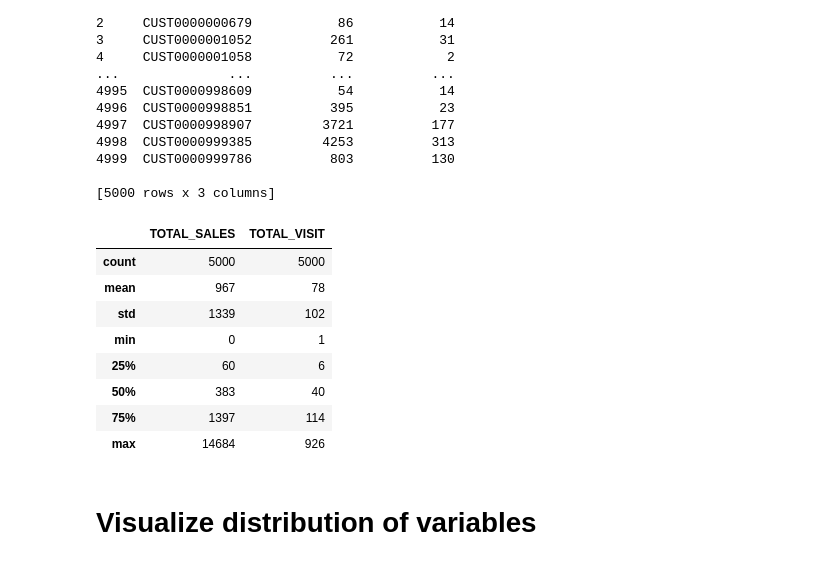
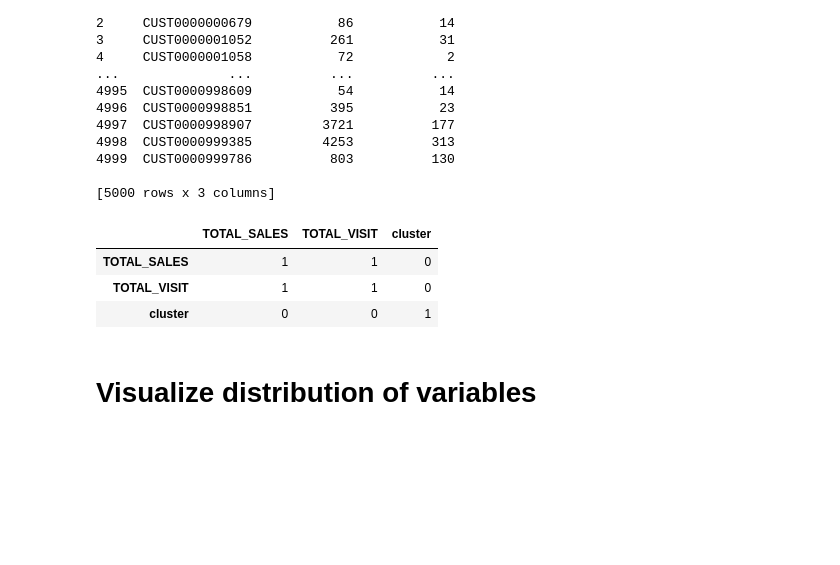
Before and after one commit to ekaratnida/Automated_Tools-, a Jupyter notebook: Mini-bads3/Module3_5.ipynb, the cells around one changed output. Drawn from its saved outputs; the diff is of its cells as text; code cells hidden in the pictures; blank space fills up the shorter version.

```diff
--- a/Mini-bads3/Module3_5.ipynb
+++ b/Mini-bads3/Module3_5.ipynb
@@ -26,16 +26,12 @@ print(df)
 [5000 rows x 3 columns]
 # %%
 df.describe()
+df.corr()
 # %% [output]
-|  | TOTAL_SALES | TOTAL_VISIT |
-| count | 5000 | 5000 |
-| mean | 967 | 78 |
-| std | 1339 | 102 |
-| min | 0 | 1 |
-| 25% | 60 | 6 |
-| 50% | 383 | 40 |
-| 75% | 1397 | 114 |
-| max | 14684 | 926 |
+|  | TOTAL_SALES | TOTAL_VISIT | cluster |
+| TOTAL_SALES | 1 | 1 | 0 |
+| TOTAL_VISIT | 1 | 1 | 0 |
+| cluster | 0 | 0 | 1 |
 # %% [markdown]
 <H1>Visualize distribution of variables
 # %%
```
Also changed, not shown: parts of 1 cell of this notebook.
